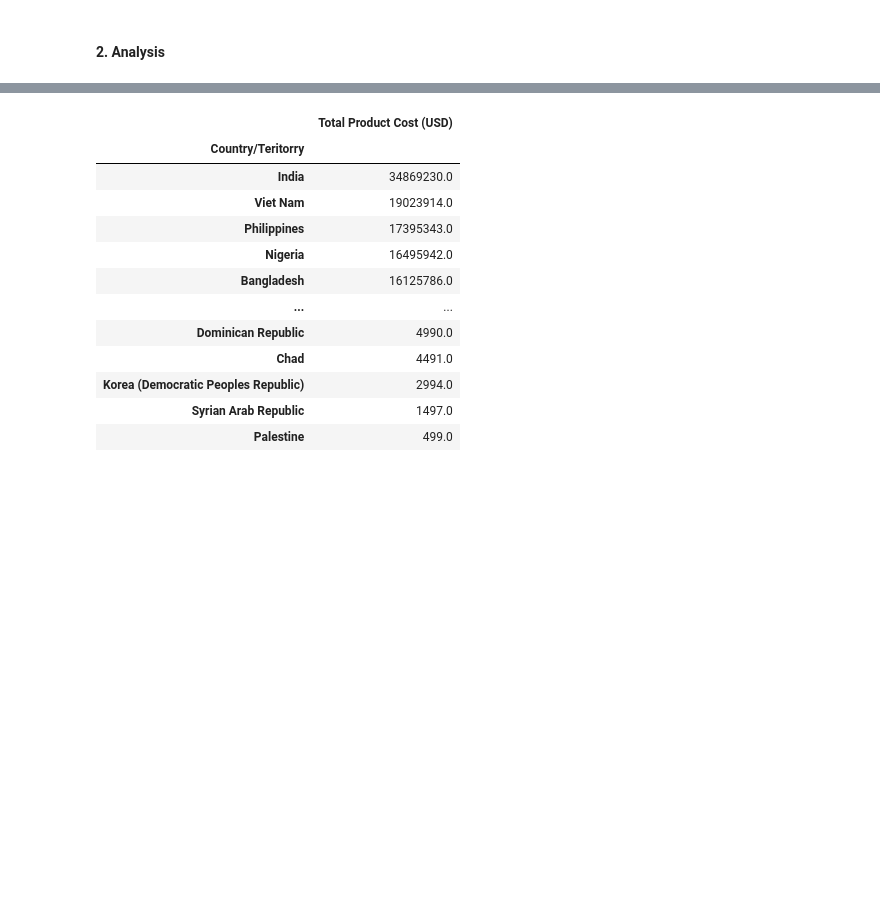
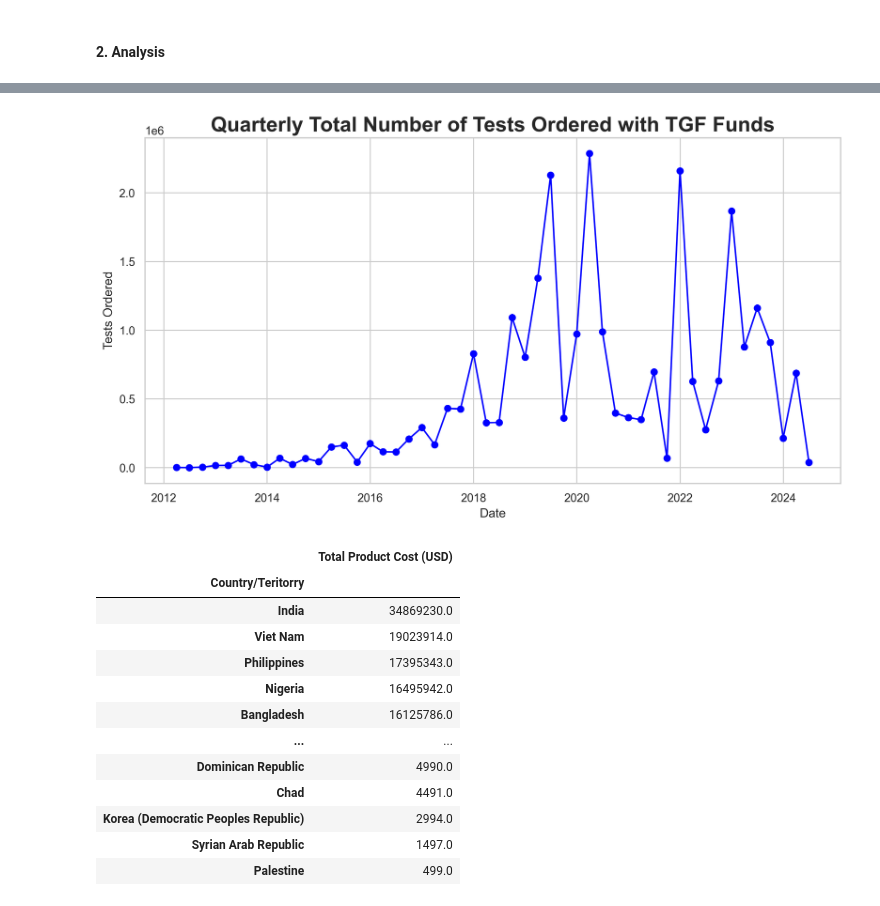
Before and after one commit to carol02r/dspp_capstone_msf, a Jupyter notebook: tgf_eda.ipynb, the cells around one changed output, grey strips where cells are left out. Cells and saved outputs as stored; diff of their text form; code cells hidden in the pictures; blank space fills up the shorter version.

```diff
--- a/tgf_eda.ipynb
+++ b/tgf_eda.ipynb
@@ -157,3 +154,15 @@ pd.DataFrame(tgf_ceph['Country/Teritorry'].value_counts().sort_values(ascending=
+# %%
+quart_tests = tgf_ceph.set_index('Purchase Order Date')['N Tests Total'].resample('Q').sum()
+
+plt.figure(figsize=(12, 6), dpi=300)
+plt.plot(quart_tests.index, quart_tests, marker='o', color='blue')
+plt.title('Quarterly Total Number of Tests Ordered with TGF Funds', fontweight='bold', fontsize=20)
+plt.xlabel('Date')
+plt.ylabel('Tests Ordered')
+plt.grid(True)
+plt.show()
+# %% [output]
+[figure, added]
 # %%
 # total amount spent
 pd.DataFrame(tgf_ceph.groupby('Country/Teritorry')['Total Product Cost (USD)'].sum().sort_values(ascending=False))
```
Also changed, not shown: parts of 15 cells of this notebook.
